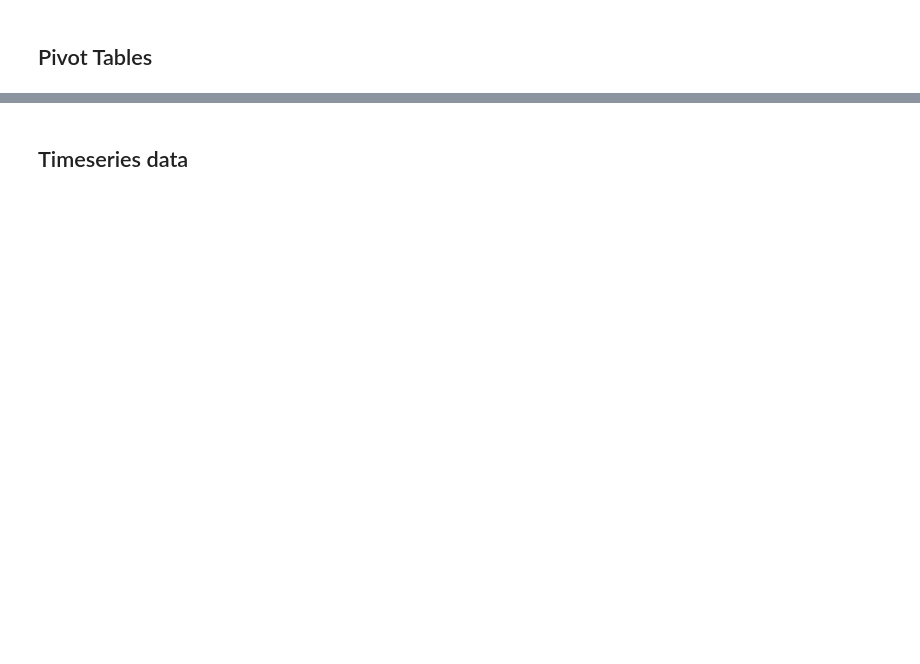
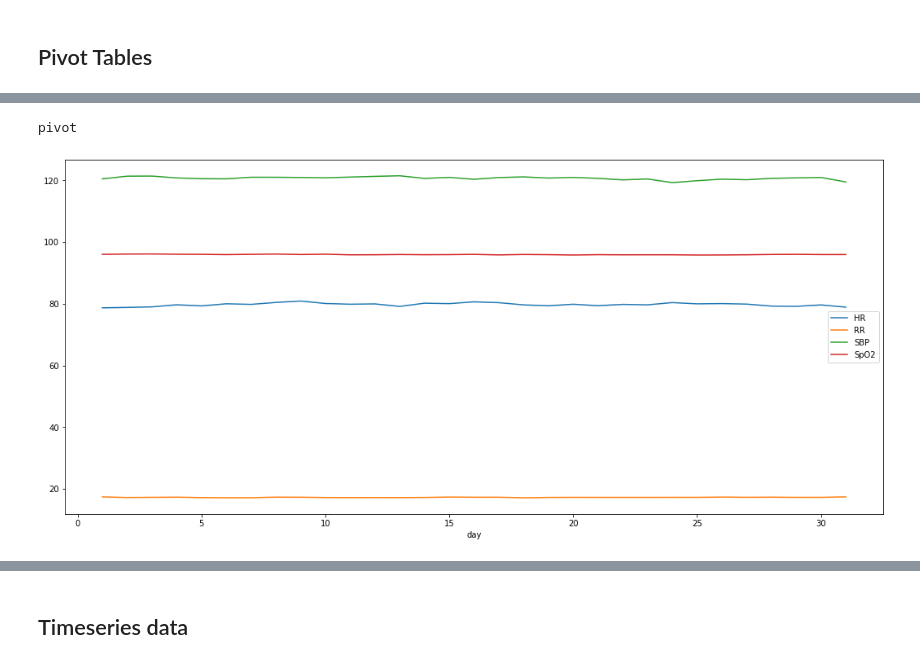
Before and after one commit to maryelo/Arinti---EWS-score---Project-, a Jupyter notebook: time_series.ipynb, the cells around one changed output, grey strips where cells are left out. Drawn from its saved outputs; the diff is of its cells as text; code cells hidden in the pictures; blank space fills up the shorter version.

```diff
--- a/time_series.ipynb
+++ b/time_series.ipynb
@@ -193,0 +254,7 @@ plt.show()
+# %%
+pivot = df.pivot_table(index=['day'], values=['HR','SBP','SpO2','RR'], aggfunc='mean').plot(figsize = (18,8))
+pivot
+print ('pivot')
+# %% [output]
+pivot
+[figure, added]
```
Also changed, not shown: parts of 36 cells of this notebook, 1 other file.
